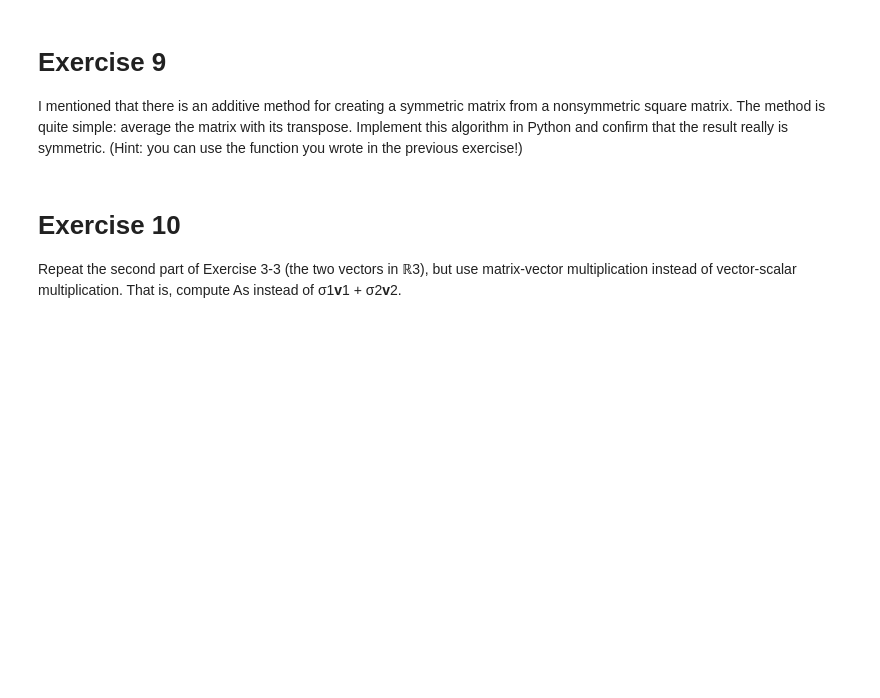
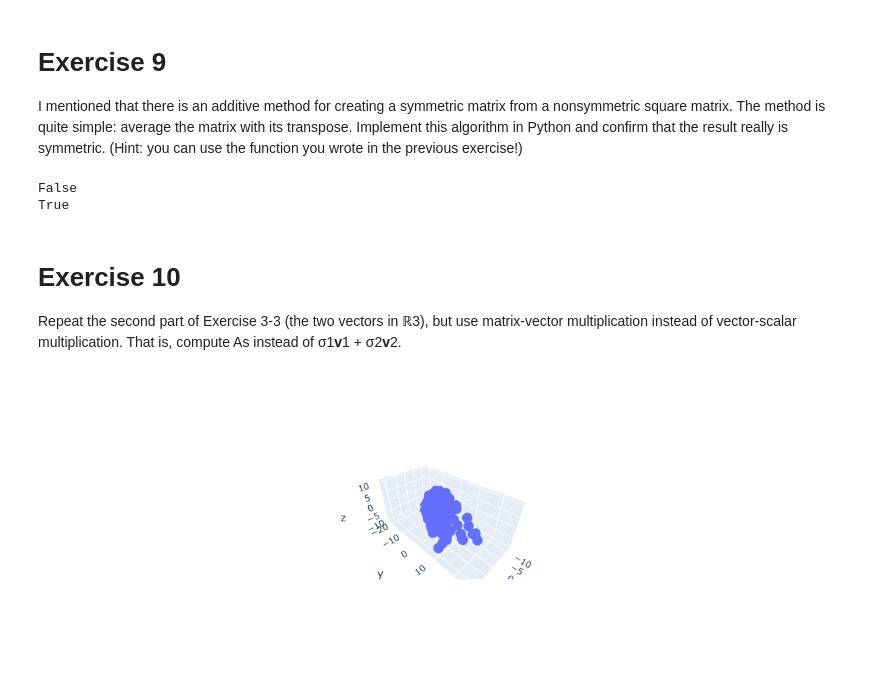
Before and after one commit to mjoshua97241/Linear-Algebra-for-Data-Science, a Jupyter notebook: Chapter 5 - Matrices, Part 1.ipynb, the cells around one changed output. Saved outputs shown, nothing was run; the diff lists cells and outputs as text; code cells hidden in the pictures; blank space fills up the shorter version.

```diff
--- a/Chapter 5 - Matrices, Part 1.ipynb
+++ b/Chapter 5 - Matrices, Part 1.ipynb
@@ -853,9 +859,54 @@ True
 # Exercise 9
 
 I mentioned that there is an additive method for creating a symmetric matrix from a nonsymmetric square matrix. The method is quite simple: average the matrix with its transpose. Implement this algorithm in Python and confirm that the result really is symmetric. (Hint: you can use the function you wrote in the previous exercise!)
+# %%
+# square matrix => # of rows == # of cols
+# nonsymmetric square matrix => same dimensions with square matrix but the elements are not symmetry
+
+# let's create nonsymmetric square matrix
+Non_sym = np.array([[5, 1, 3],
+                    [2, 0, 2],
+                    [0, 1, 5]])
+
+# additive method => average the matrix with its transpose
+add_meth = np.average(np.dot(Non_sym, Non_sym.T))
+print(isMatrixSymmetric(Non_sym))
+print(isMatrixSymmetric(add_meth))
+# %% [output]
+False
+True
 # %% [markdown]
 # Exercise 10
 
 Repeat the second part of Exercise 3-3 (the two vectors in ℝ3), but use matrix-vector multiplication instead of vector-scalar multiplication. That is, compute As instead of σ1**v**1 + σ2**v**2.
+# %%
+import plotly.graph_objects as go
+
+# instead of two vector column, combine it to a matrix A
+A = np.array([[3, 0],
+              [5, 2],
+              [1, 2]])
+
+# create an x limits ranging from -4 to 4
+xlim = [-4, 4]
+
+# create random uniform scalars using the values in xlim variable, naming it scalars
+scalars = np.random.uniform(low=xlim[0], high=xlim[1], size=(100, 2))
+
+# create random points
+# initialize it with zeros with the shape of 100, 3
+points = np.zeros((100,3))
+
+# create for loops with the range of length of scalars variable
+for i in range(len(scalars)):
+    # we will multiply matrix A with the vector in scalars and put them in points variable
+    points[i,:] = A@scalars[i]
+
+# draw the dots in the figure with go.Figure
+# get the x values from the first column of points, for y values from 2nd col, and for z values from 3rd col
+fig = go.Figure(data = [go.Scatter3d(x = points[:,0], y = points[:,1], z = points[:,2], mode='markers')])
+fig.show()# show the plot
+# %% [output]
+[figure, added]
 # %% [markdown]
 #
```
Also changed, not shown: parts of 15 cells of this notebook, 5 other files.
